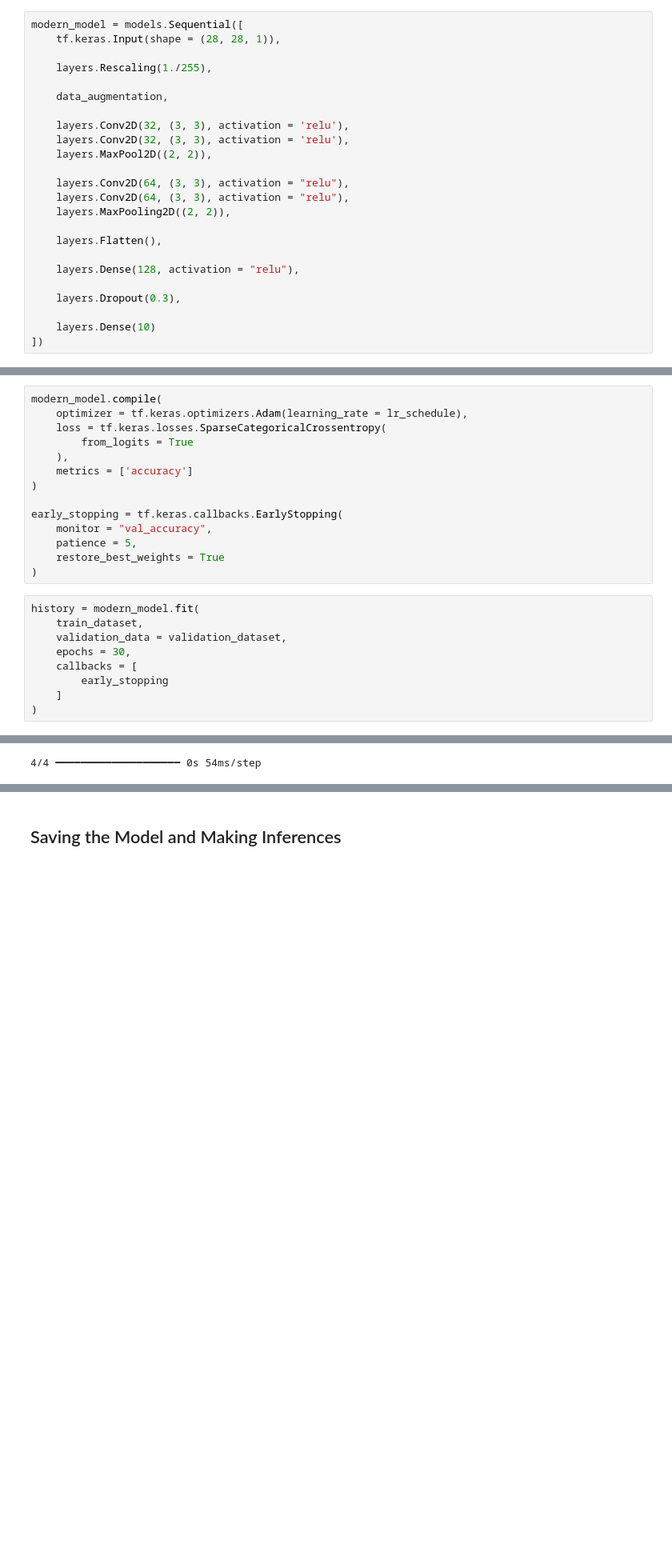
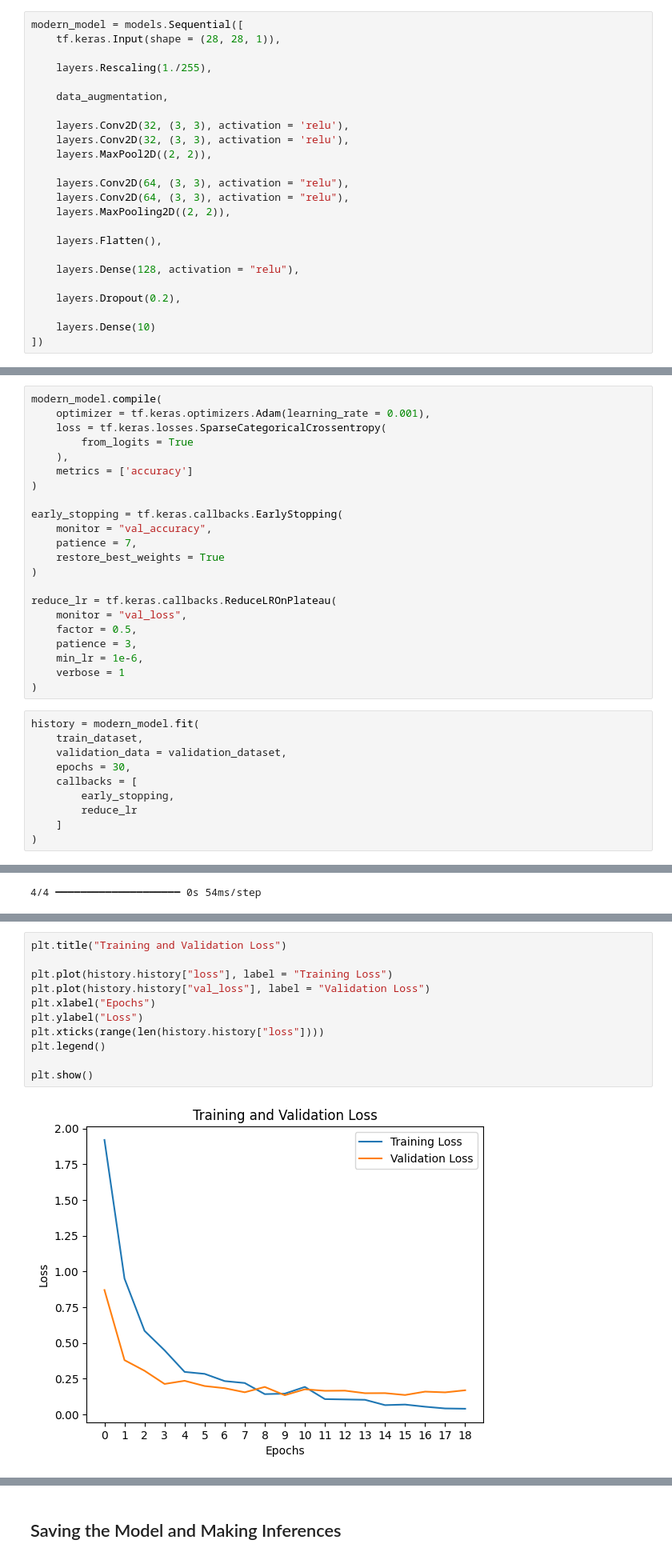
Before and after one commit to ShrDar/Digit-Prediction-Model, a Jupyter notebook: notebooks/Convolutional_Neural_Network_Tensorflow.ipynb, the cells around one changed output, grey strips where cells are left out. Shown at 80% size. Drawn from its saved outputs; the diff is of its cells as text; blank space fills up the shorter version.

Commit message:
Added: Improved the mnistmini model slightly by changing the data augmentation, adding dropout layer and also added reducelronplteau callback

```diff
--- a/notebooks/Convolutional_Neural_Network_Tensorflow.ipynb
+++ b/notebooks/Convolutional_Neural_Network_Tensorflow.ipynb
@@ -172,7 +172,7 @@ modern_model = models.Sequential([
 
     layers.Dense(128, activation = "relu"),
 
-    layers.Dropout(0.3),
+    layers.Dropout(0.2),
 
     layers.Dense(10)
 ])
@@ -209,6 +209,6 @@ lr_schedule = tf.keras.optimizers.schedules.ExponentialDecay(
 # %%
 modern_model.compile(
-    optimizer = tf.keras.optimizers.Adam(learning_rate = lr_schedule),
+    optimizer = tf.keras.optimizers.Adam(learning_rate = 0.001),
     loss = tf.keras.losses.SparseCategoricalCrossentropy(
         from_logits = True
     ),
@@ -217,16 +217,25 @@ modern_model.compile(
 
 early_stopping = tf.keras.callbacks.EarlyStopping(
     monitor = "val_accuracy",
-    patience = 5,
+    patience = 7,
     restore_best_weights = True
 )
+
+reduce_lr = tf.keras.callbacks.ReduceLROnPlateau(
+    monitor = "val_loss",
+    factor = 0.5,
+    patience = 3,
+    min_lr = 1e-6,
+    verbose = 1
+)
 # %%
 history = modern_model.fit(
     train_dataset,
     validation_data = validation_dataset,
     epochs = 30,
     callbacks = [
-        early_stopping
+        early_stopping,
+        reduce_lr
     ]
 )
 # %% [output]
@@ -314,0 +328,13 @@ weighted avg       0.96      0.95      0.95       200
+# %%
+plt.title("Training and Validation Loss")
+
+plt.plot(history.history["loss"], label = "Training Loss")
+plt.plot(history.history["val_loss"], label = "Validation Loss")
+plt.xlabel("Epochs")
+plt.ylabel("Loss")
+plt.xticks(range(len(history.history["loss"])))
+plt.legend()
+
+plt.show()
+# %% [output]
+[figure, added]
```
Also changed, not shown: parts of 17 cells of this notebook.
